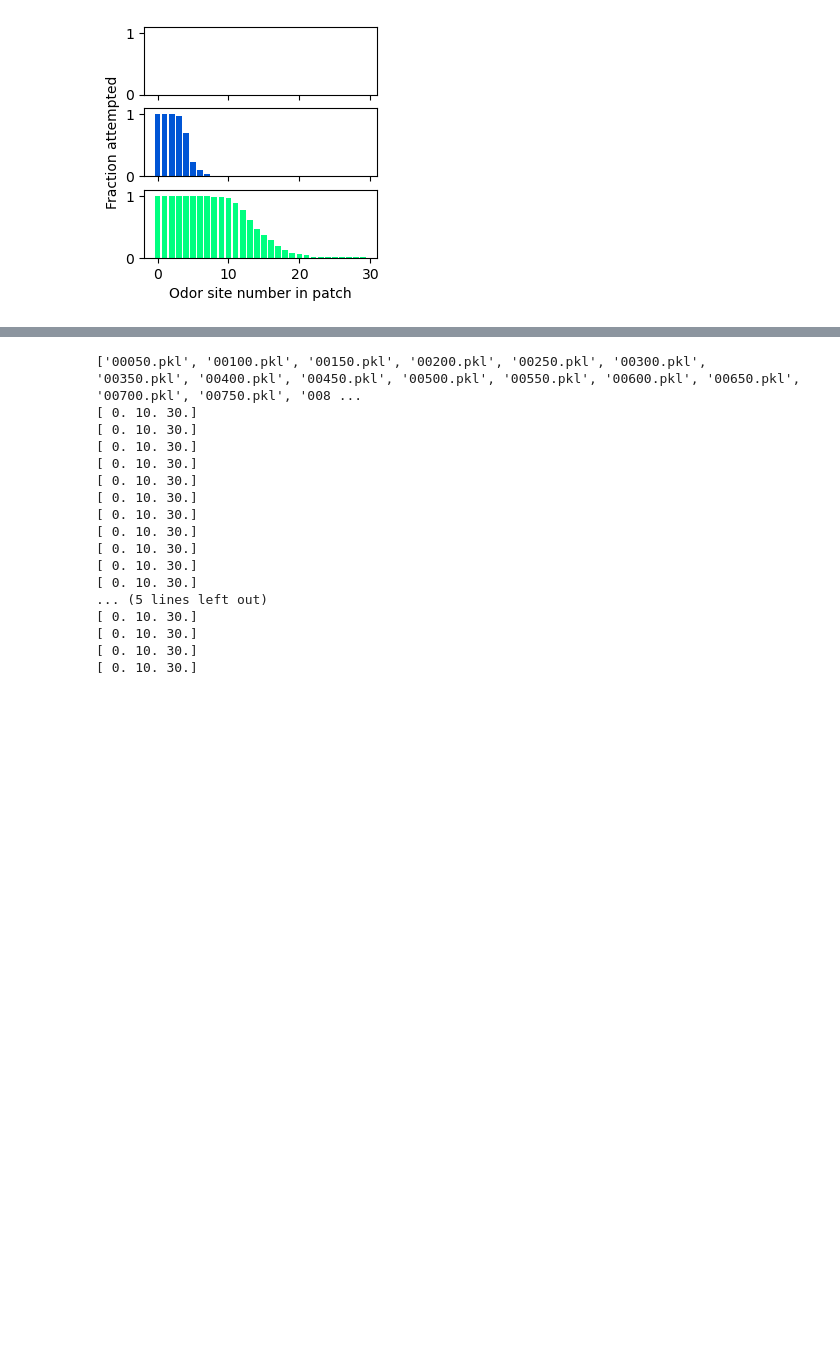
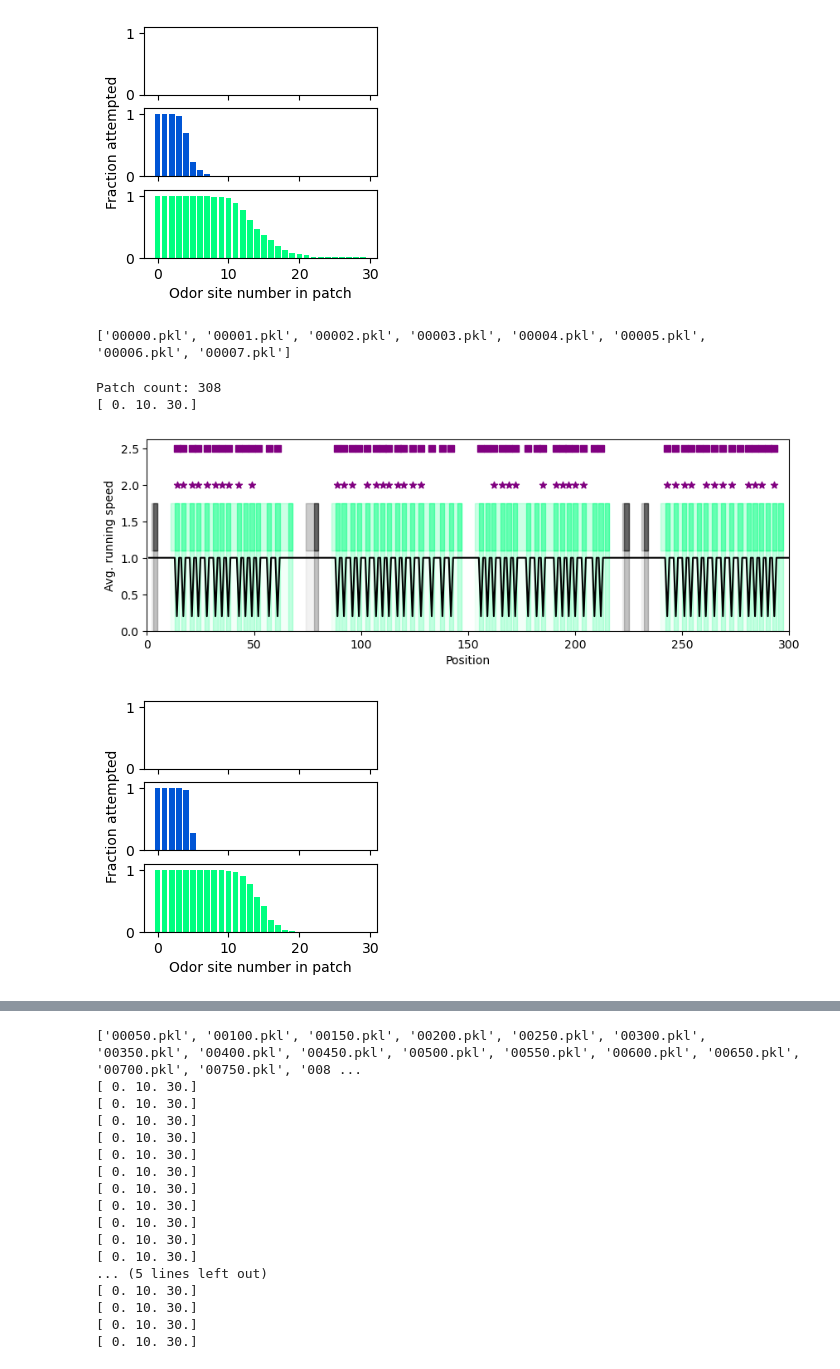
Before and after one commit to davidgbe/favorably_connected, a Jupyter notebook: code/notebooks/session_visualization_fixed_mapping.ipynb, the cells around one changed output, grey strips where cells are left out. Saved outputs shown, nothing was run; the diff lists cells and outputs as text; code cells hidden in the pictures; blank space fills up the shorter version.

```diff
--- a/code/notebooks/session_visualization_fixed_mapping.ipynb
+++ b/code/notebooks/session_visualization_fixed_mapping.ipynb
@@ -219,3 +219,17 @@ Patch count: 323
 [ 0. 10. 30.]
 [figure]
 [figure]
+# %%
+plot_sesson(
+    '../../results/rl_agent_outputs/fixed_agent_02_test_2025-01-31_09_45_34_904554_var_noise_0_activity_weight_0/state',
+    env_idx=0,
+    xlim=(0, 300),
+    max_reward_param=30,
+    max_reward_sites=30,
+)
+# %% [output]
+['00000.pkl', '00001.pkl', '00002.pkl', '00003.pkl', '00004.pkl', '00005.pkl', '00006.pkl', '00007.pkl']
+Patch count: 308
+[ 0. 10. 30.]
+[figure, added]
+[figure, added]
```
Also changed, not shown: parts of 5 cells of this notebook, 6 other files.
